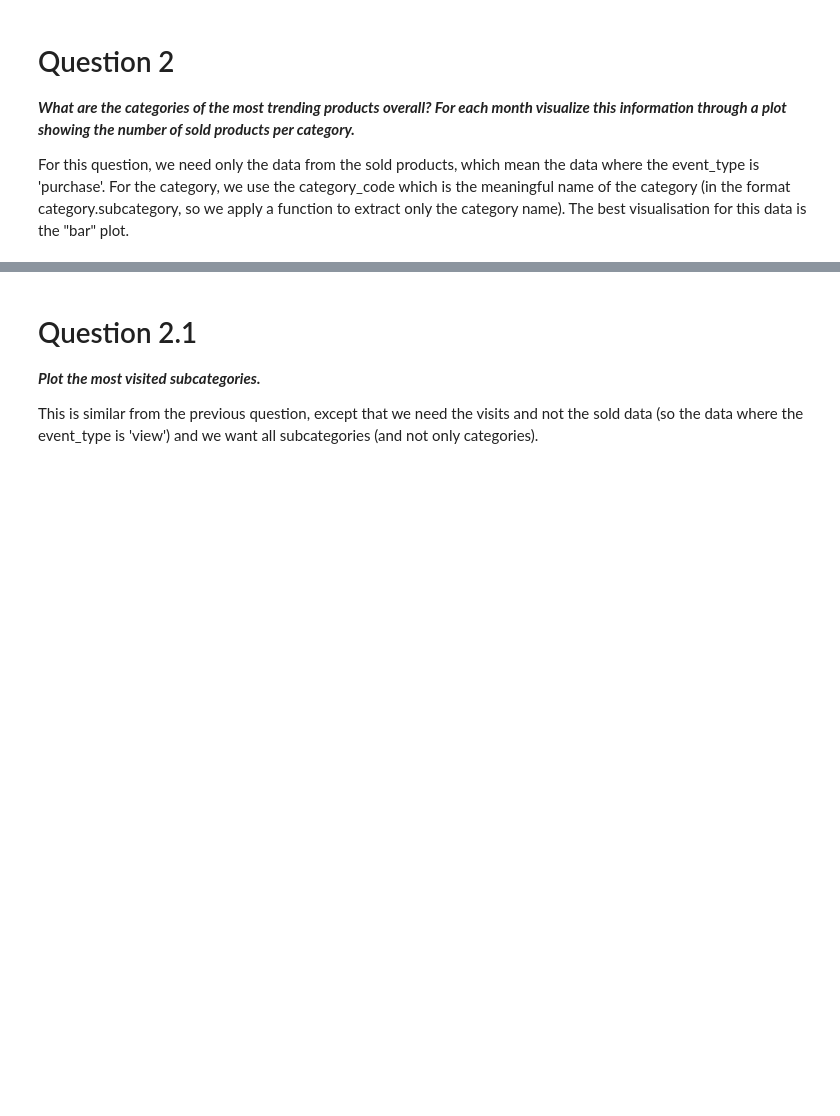
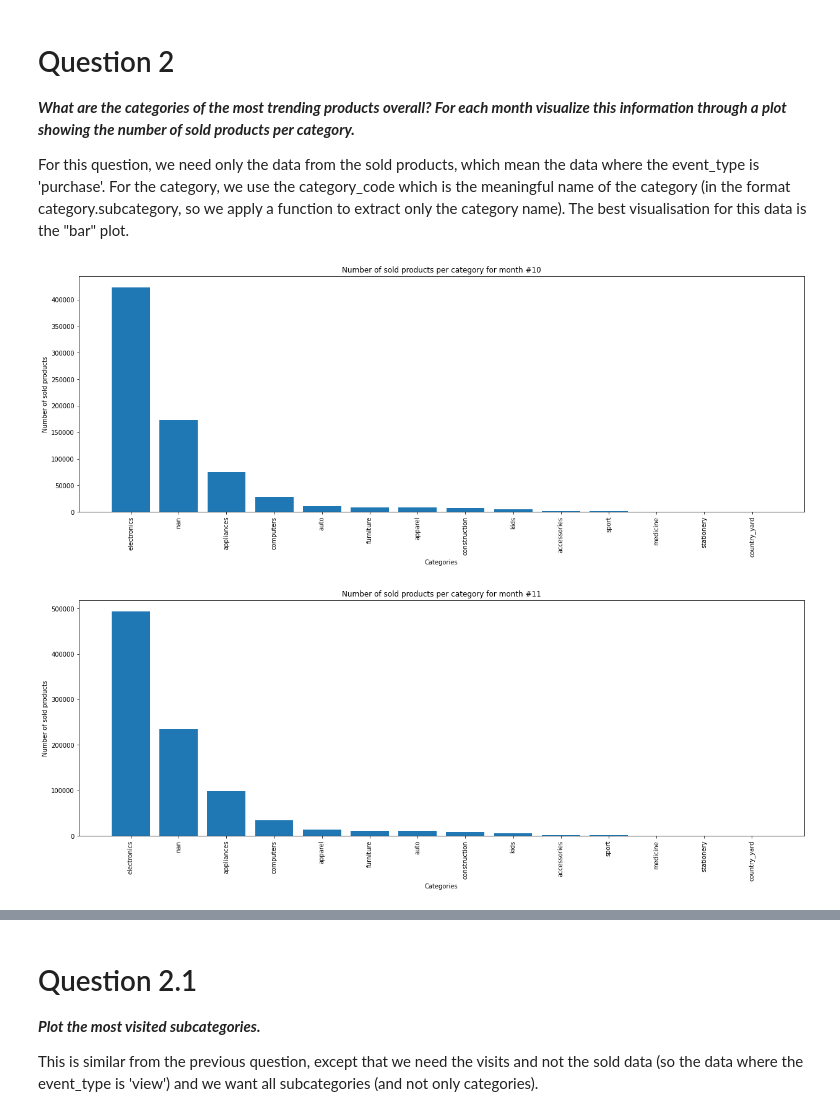
Before and after one commit to WhyW0rry/ADM-Homework-2, a Jupyter notebook: main.ipynb, the cells around one changed output, grey strips where cells are left out. Drawn from its saved outputs; the diff is of its cells as text; code cells hidden in the pictures; blank space fills up the shorter version.

```diff
--- a/main.ipynb
+++ b/main.ipynb
@@ -14,10 +14,10 @@ import datetime
 # Import data
 Import the data and create a Pandas data frame with it.
 # %%
-directory = "../input/ecommerce-behavior-data-from-multi-category-store/2019-Oct.csv"
-directory2 = "../input/ecommerce-behavior-data-from-multi-category-store/2019-Nov.csv"
+directory = "/Users/beatricenobile/Documents/Sapienza/Second Year/Algorithmic Methods for Data Mining/Homeworks/Homework 2/2019-Oct.csv"
+directory2 = "/Users/beatricenobile/Documents/Sapienza/Second Year/Algorithmic Methods for Data Mining/Homeworks/Homework 2/2019-Nov.csv"
 
-october = pd.read_csv(directory, header='infer', parse_dates=['event_time'], date_parser=pd.to_datetime, nrows=1)
+october = pd.read_csv(directory, header='infer', parse_dates=['event_time'], date_parser=pd.to_datetime)
 november = pd.read_csv(directory2, header='infer', parse_dates=['event_time'], date_parser=pd.to_datetime)
 data = pd.concat([october, november], ignore_index=True)
 
@@ -318,24 +368,27 @@ For this question, we need only the data from the sold products, which mean the
 # %%
 # Use only the data from purchase (= sold products)
 purchases = data[data.event_type == 'purchase'].copy()
 
 # Extract the category name from the category_code attribute
 purchases['category_code'] = purchases['category_code'].apply(lambda x: str(x).split('.')[0])
 
 purchasesByMonth = purchases.groupby([purchases.event_time.dt.month])
 
 # Group the data by month and for each month, make a plot
 for month, frame in purchasesByMonth:
 
     categoriesCount = frame['category_code'].value_counts()
 
     x = list(map(str, categoriesCount.index))
     heigths = categoriesCount.values
 
     plt.figure(figsize=(21,7))
     plt.bar(x, heigths)
-    plt.title(f'Month #{month}')
+    plt.title(f'Number of sold products per category for month #{month}')
+    plt.ylabel('Number of sold products')
+    plt.xlabel('Categories')
     plt.xticks(rotation=90)
     plt.show()
-
-del purchases
+# %% [output]
+[figure, added]
+[figure, added]
```
Also changed, not shown: parts of 71 cells of this notebook, 1 other file.
